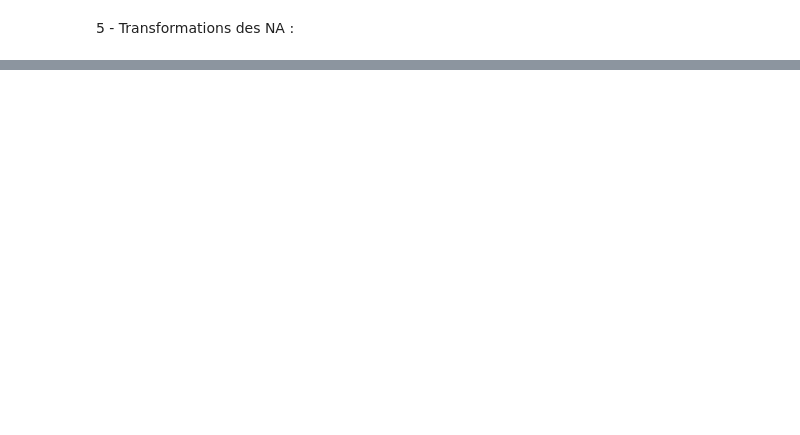
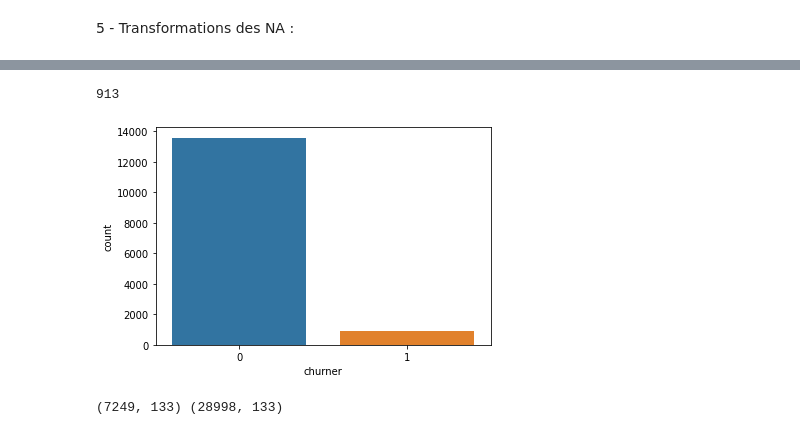
Before and after one commit to ClovisDel/Classification_Auto_Churn, a Jupyter notebook: Python/ClassiChurn.ipynb, the cells around one changed output, grey strips where cells are left out. Saved outputs shown, nothing was run; the diff lists cells and outputs as text; code cells hidden in the pictures; blank space fills up the shorter version.

```diff
--- a/Python/ClassiChurn.ipynb
+++ b/Python/ClassiChurn.ipynb
@@ -311,0 +253,12 @@ files.download(file_name_train)
+# %%
+sns.countplot(x = "churner", data=df_sample_test)
+print(np.sum(df_sample_test['churner'] == 1))
+# %% [output]
+913
+[figure, added]
+# %%
+df_sample_train_f, bin = train_test_split(df_sample_train, test_size=0.5, random_state=0, stratify = df_sample_train['churner'])
+df_sample_test_f, bin = train_test_split(df_sample_test, test_size=0.5, random_state=0, stratify = df_sample_test['churner'])
+print(df_sample_test_f.shape, df_sample_train_f.shape)
+# %% [output]
+(7249, 133) (28998, 133)
```
Also changed, not shown: parts of 19 cells of this notebook.
